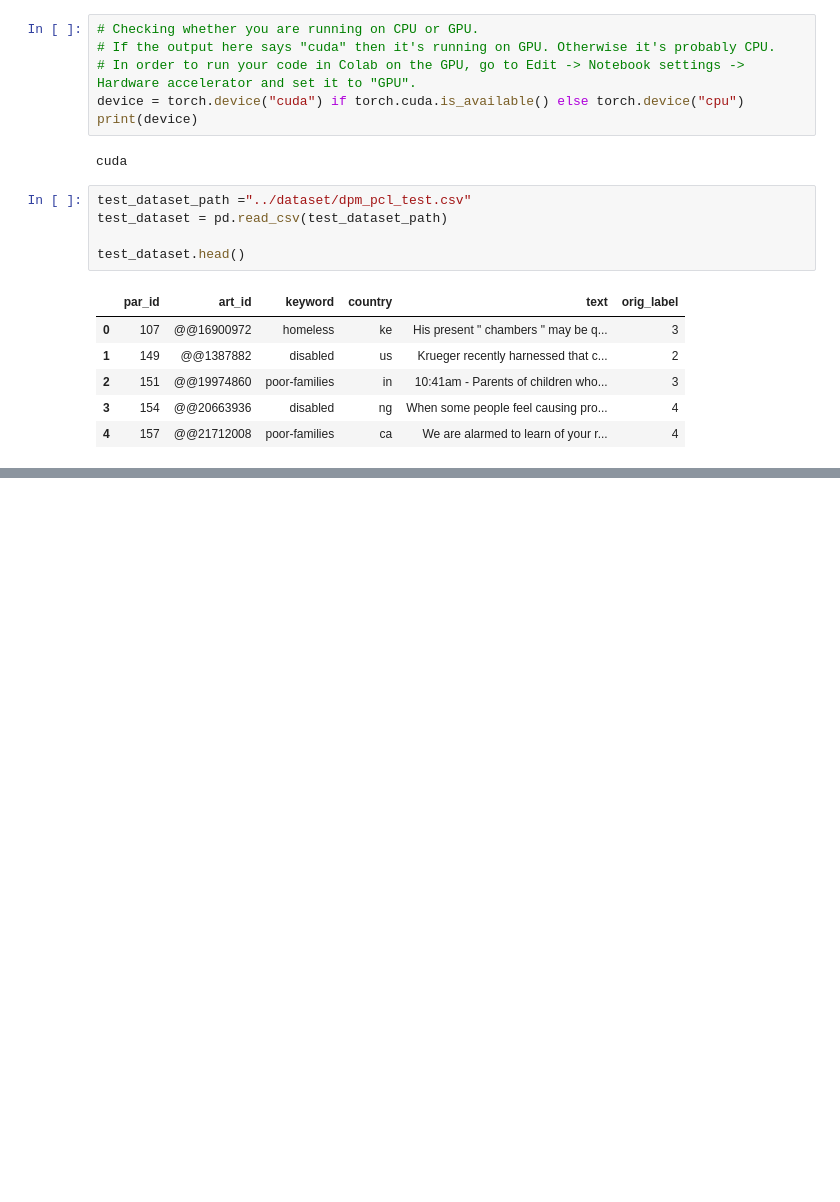
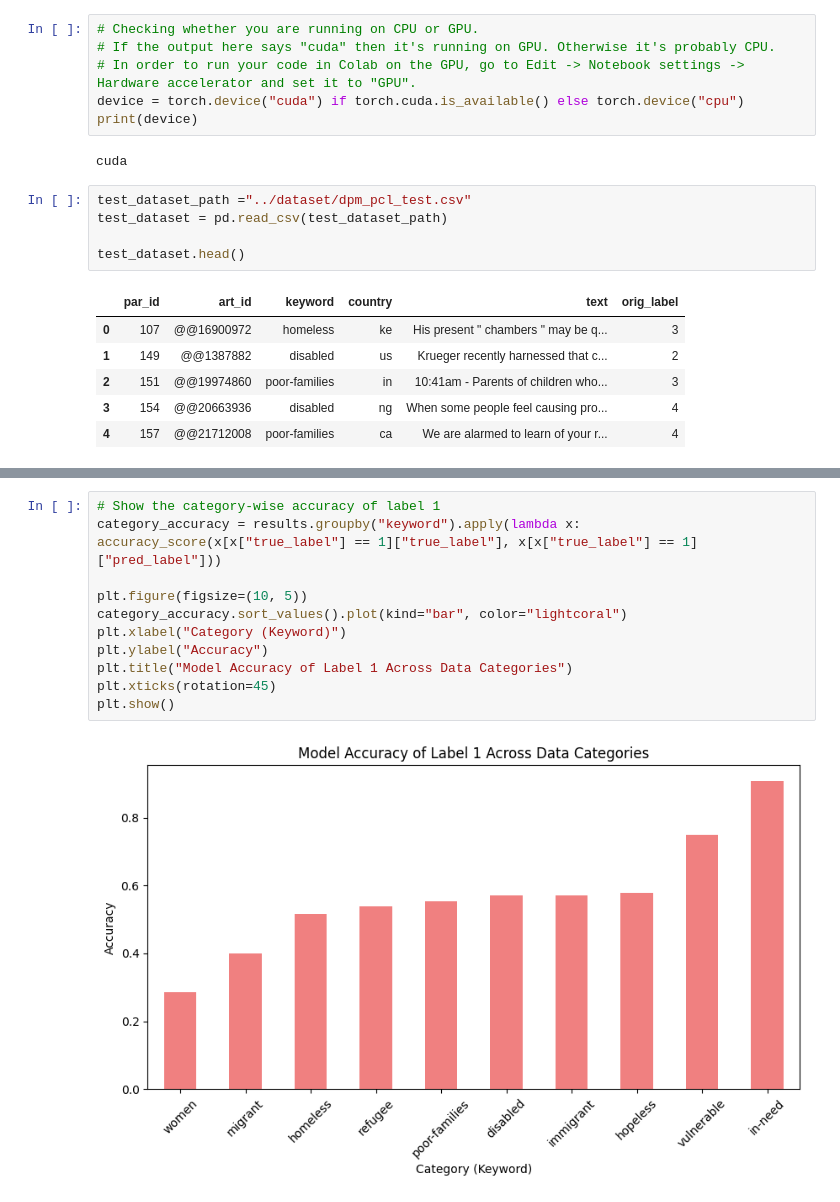
Before and after one commit to UnheardChunk/PCL-Detection, a Jupyter notebook: analysis/model_analysis.ipynb, the cells around one changed output, grey strips where cells are left out. Drawn from its saved outputs; the diff is of its cells as text; blank space fills up the shorter version.

```diff
--- a/analysis/model_analysis.ipynb
+++ b/analysis/model_analysis.ipynb
@@ -231,0 +240,13 @@ plt.show()
+# %%
+# Show the category-wise accuracy of label 1
+category_accuracy = results.groupby("keyword").apply(lambda x: accuracy_score(x[x["true_label"] == 1]["true_label"], x[x["true_label"] == 1]["pred_label"]))
+
+plt.figure(figsize=(10, 5))
+category_accuracy.sort_values().plot(kind="bar", color="lightcoral")
+plt.xlabel("Category (Keyword)")
+plt.ylabel("Accuracy")
+plt.title("Model Accuracy of Label 1 Across Data Categories")
+plt.xticks(rotation=45)
+plt.show()
+# %% [output]
+[figure, added]
```
Also changed, not shown: parts of 11 cells of this notebook, 4 other files.
